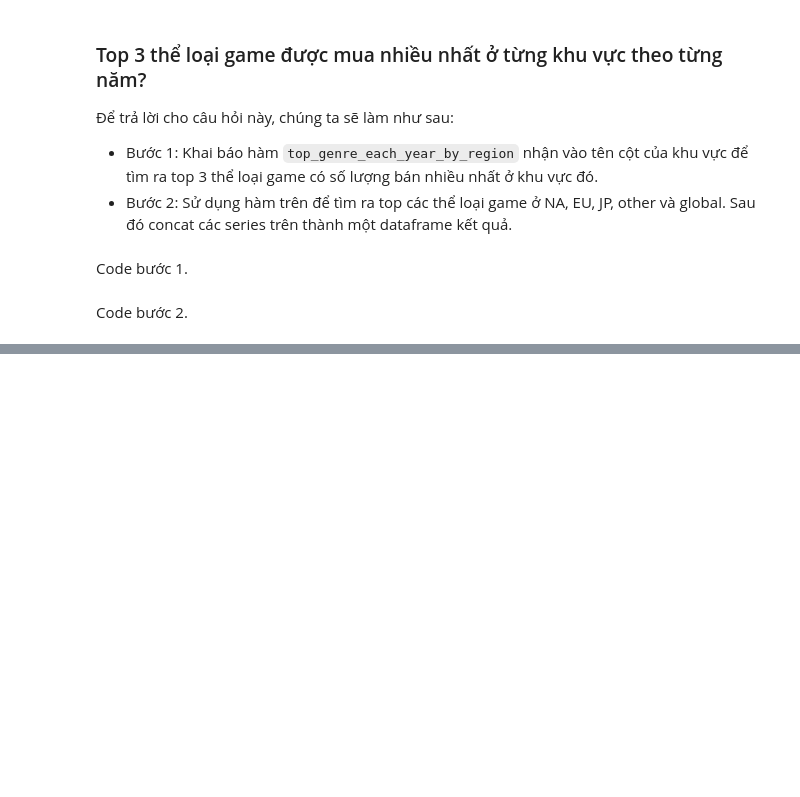
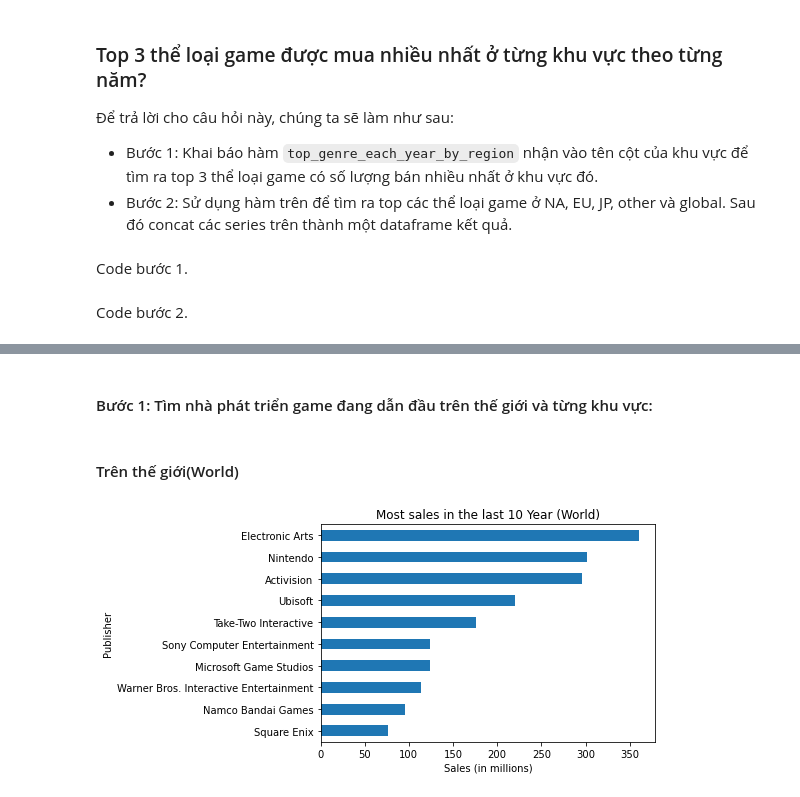
Before and after one commit to longtt2705/p4ds-Final, a Jupyter notebook: Final.ipynb, the cells around one changed output, grey strips where cells are left out. Cells and saved outputs as stored; diff of their text form; code cells hidden in the pictures; blank space fills up the shorter version.

```diff
--- a/Final.ipynb
+++ b/Final.ipynb
@@ -293,0 +300,13 @@ df.head()
+# %% [markdown]
+#### Bước 1: Tìm nhà phát triển game đang dẫn đầu trên thế giới và từng khu vực:
+# %% [markdown]
+#### Trên thế giới(World)
+# %%
+df=vgsales_df
+pGlobal=df[df["Year"]>2009].groupby('Publisher')
+pGlobal=pGlobal.Global_Sales.sum()
+pGlobal=pGlobal.sort_values().tail(10)
+pGlobal.plot.barh(title='Most sales in the last 10 Year (World)');
+plt.xlabel('Sales (in millions)');
+# %% [output]
+[figure, added]
```
Also changed, not shown: parts of 35 cells of this notebook.
